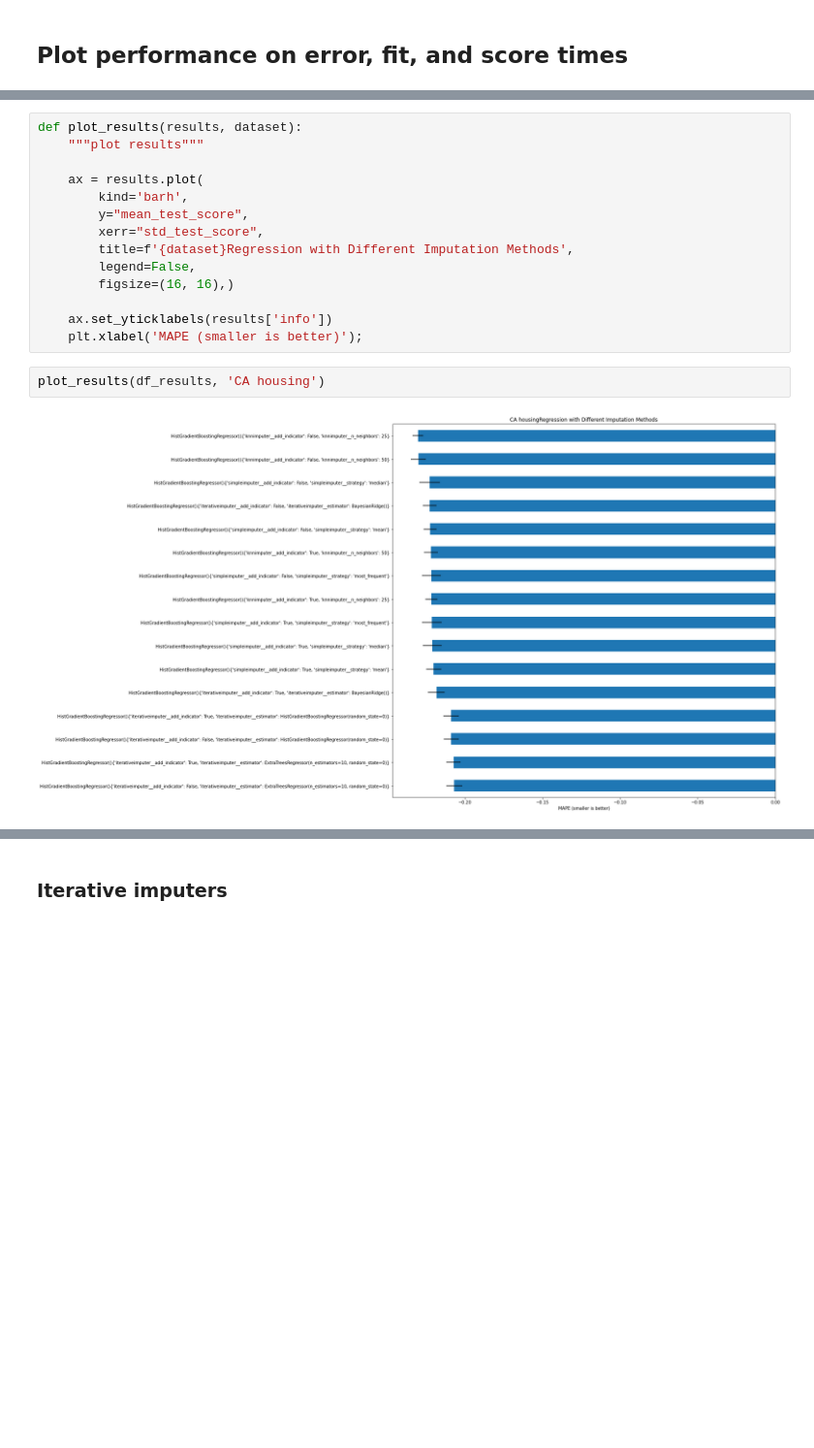
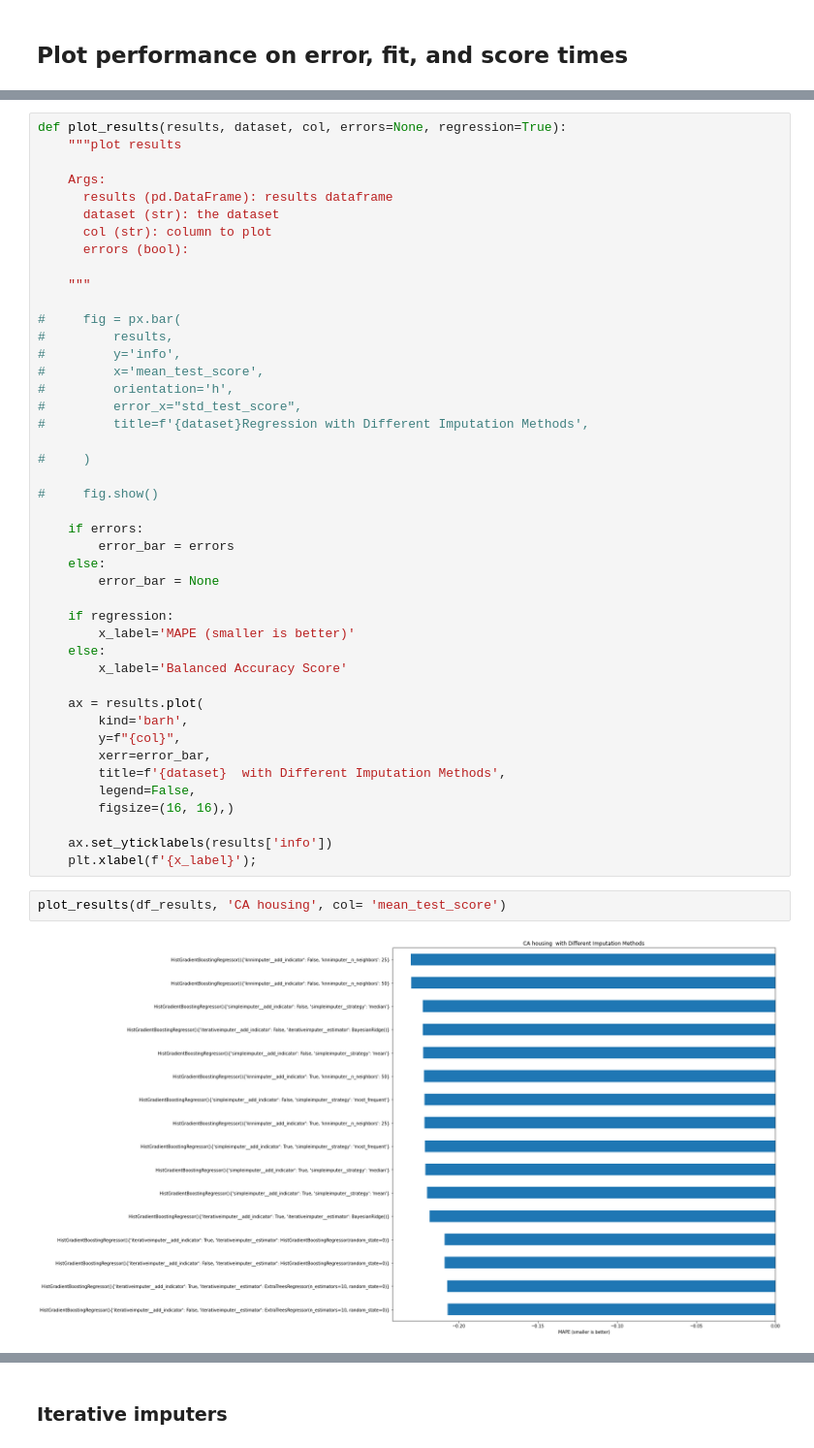
Before and after one commit to discdiver/imputing-missing, a Jupyter notebook: missing_value_strategies_eval_many.ipynb, the cells around one changed output, grey strips where cells are left out. Shown at 97% size. Saved outputs shown, nothing was run; the diff lists cells and outputs as text; blank space fills up the shorter version.

Commit message:
better functions

```diff
--- a/missing_value_strategies_eval_many.ipynb
+++ b/missing_value_strategies_eval_many.ipynb
@@ -306,18 +304,48 @@ After further analysis - extra treees regressor with 100 trees super slow to tra
 # %%
-def plot_results(results, dataset):
-    """plot results"""
+def plot_results(results, dataset, col, errors=None, regression=True):
+    """plot results
+
+    Args:
+      results (pd.DataFrame): results dataframe
+      dataset (str): the dataset
+      col (str): column to plot
+      errors (bool):
+
+    """
+
+#     fig = px.bar(
+#         results,
+#         y='info',
+#         x='mean_test_score',
+#         orientation='h',
+#         error_x="std_test_score",
+#         title=f'{dataset}Regression with Different Imputation Methods',
+
+#     )
+
+#     fig.show()
+
+    if errors:
+        error_bar = errors
+    else:
+        error_bar = None
+
+    if regression:
+        x_label='MAPE (smaller is better)'
+    else:
+        x_label='Balanced Accuracy Score'
 
     ax = results.plot(
         kind='barh',
-        y="mean_test_score",
-        xerr="std_test_score",
-        title=f'{dataset}Regression with Different Imputation Methods',
+        y=f"{col}",
+        xerr=error_bar,
+        title=f'{dataset}  with Different Imputation Methods',
         legend=False,
         figsize=(16, 16),)
 
     ax.set_yticklabels(results['info'])
-    plt.xlabel('MAPE (smaller is better)');
+    plt.xlabel(f'{x_label}');
 # %%
-plot_results(df_results, 'CA housing')
+plot_results(df_results, 'CA housing', col= 'mean_test_score')
 # %% [output]
-[figure, old version]
+[figure, new version]
```
Also changed, not shown: parts of 54 cells of this notebook, 1 other file.
